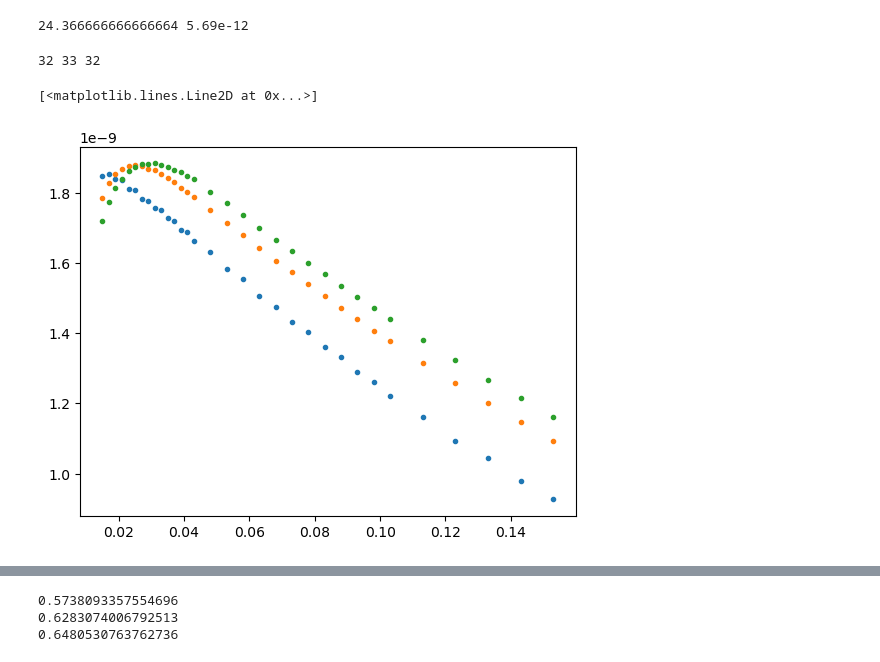
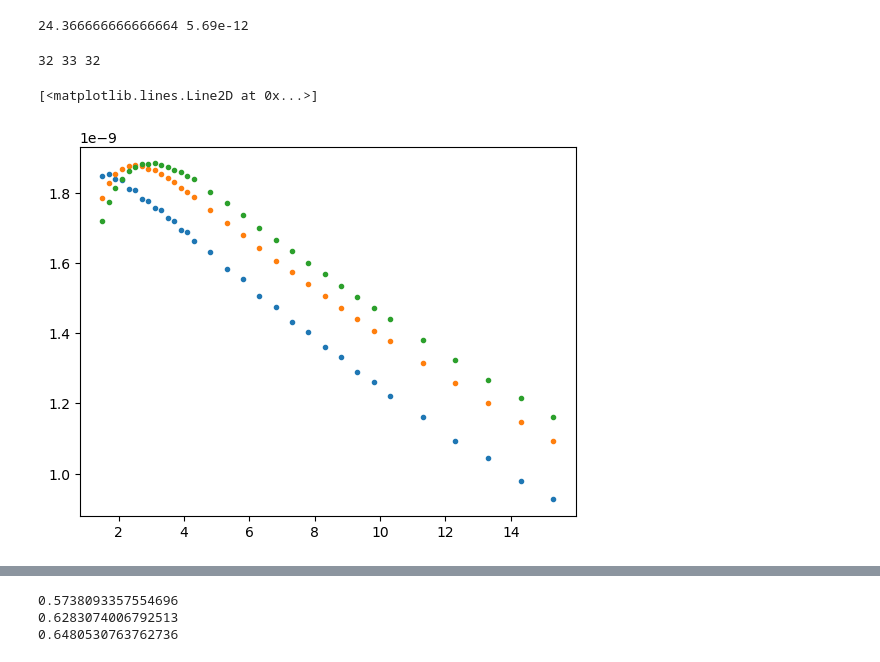
Before and after one commit to CarolineBalslev/DataProjekt, a Jupyter notebook: Projekt.1.ipynb, the cells around one changed output, grey strips where cells are left out. Drawn from its saved outputs; the diff is of its cells as text; code cells hidden in the pictures.

```diff
--- a/Projekt.1.ipynb
+++ b/Projekt.1.ipynb
@@ -17,26 +17,25 @@ print(T, U_farmer)
 # %%
 l_6,data_6 = np.genfromtxt('data_6V.csv',delimiter=',', skip_header = 1,usecols=(3,4),unpack = True)
 l_10,data_10 = np.genfromtxt('data_10V.csv',delimiter=',', skip_header = 1,usecols=(3,4), unpack = True)
 l_15,data_15 = np.genfromtxt('data_15V.csv',delimiter=',', skip_header = 1,usecols=(3,4), unpack = True)
 
 print(len(l_6), len(l_10), len(l_15))
 m_6 = data_6 *10**-12
 m_10 = data_10 *10**-12
 m_15 = data_15 *10**-12
 
 l_10 =  l_10[:-1]
 m_10 =  m_10[:-1]
-l_6 = l_6/100
-l_10 = l_10/100
-l_15 = l_15/100
+
+
 
 plt.plot(l_6,m_6, '.')
 plt.plot(l_10,m_10, '.')
 plt.plot(l_15,m_15, '.')
 # %% [output]
 32 33 32
 [<matplotlib.lines.Line2D at 0x...>]
-[figure, old version]
+[figure, new version]
 # %%
 # Konstanter til omregning til grey
 NDWQ0 = 5.3487* 10**7 #[Gy/C]
```
Also changed, not shown: parts of 14 cells of this notebook.
